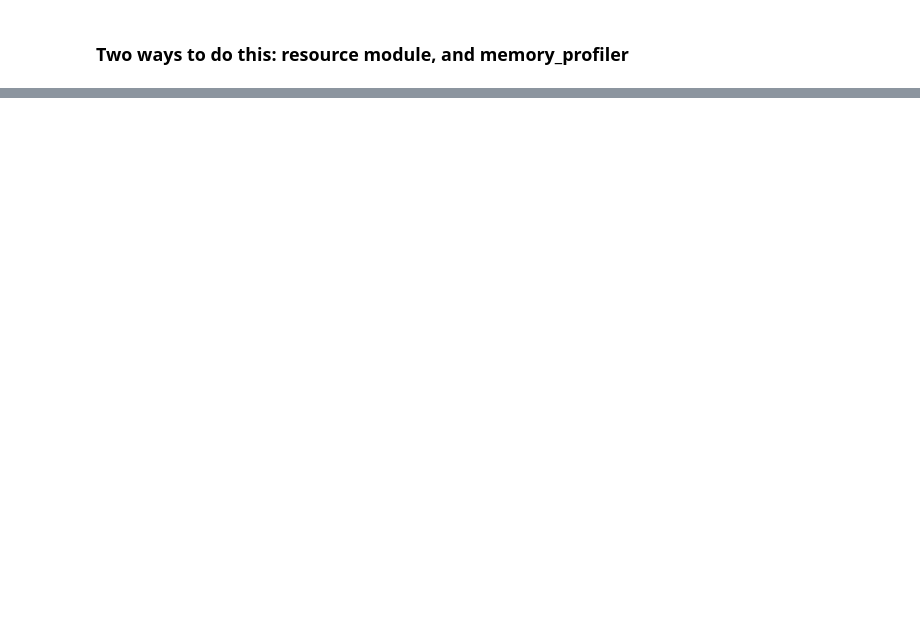
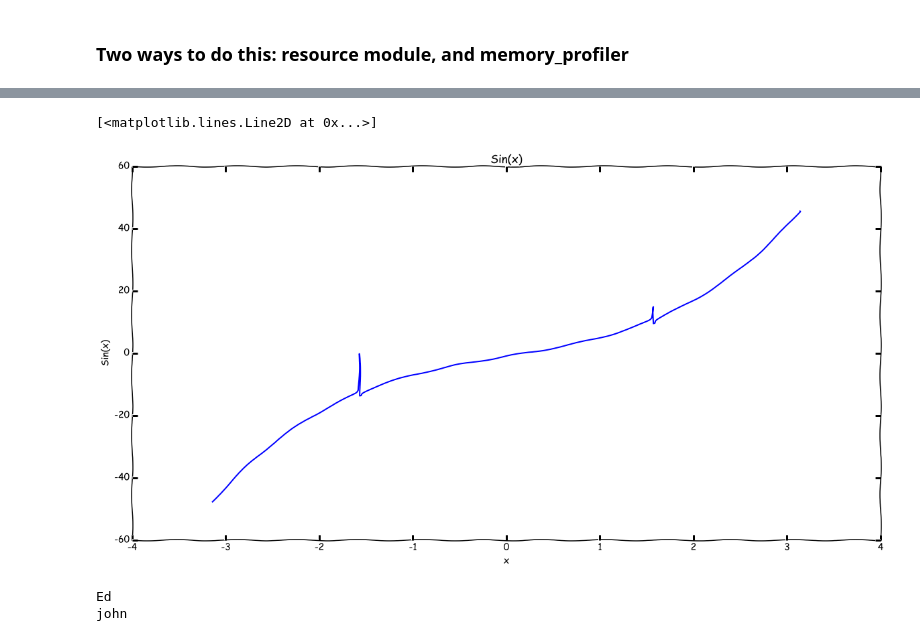
Before and after one commit to ednusi/MatPy, a Jupyter notebook: Checking Functions in the Test Suite.ipynb, the cells around one changed output, grey strips where cells are left out. Drawn from its saved outputs; the diff is of its cells as text; code cells hidden in the pictures; blank space fills up the shorter version.

Commit message:
Make plots more readable

```diff
--- a/Checking Functions in the Test Suite.ipynb
+++ b/Checking Functions in the Test Suite.ipynb
@@ -752,0 +753,29 @@ SLSQP used 195.46875 megabytes and took 2.0 iterations
+# %%
+fun = lambda x: x**3 + 5*x - x**(1/6) +np.tan(x)/100.
+
+x = np.arange(-np.pi,np.pi,.01)
+y = fun(x)
+
+
+plot.figure(figsize=[20,10])
+plot.ylabel("Sin(x)")
+plot.xlabel("x")
+plot.title("Sin(x)")
+plot.xkcd()
+plot.plot(x,y)
+# %% [output]
+[<matplotlib.lines.Line2D at 0x...>]
+[figure, added]
+# %%
+tup = (5,6,7,"Ed")
+num1,num2,num3,name = tup
+print name
+
+a = 'tim'
+b = 'john'
+
+(b,a)=(a,b) #swaps in place
+print a
+# %% [output]
+Ed
+john
```
Also changed, not shown: parts of 9 cells of this notebook.
